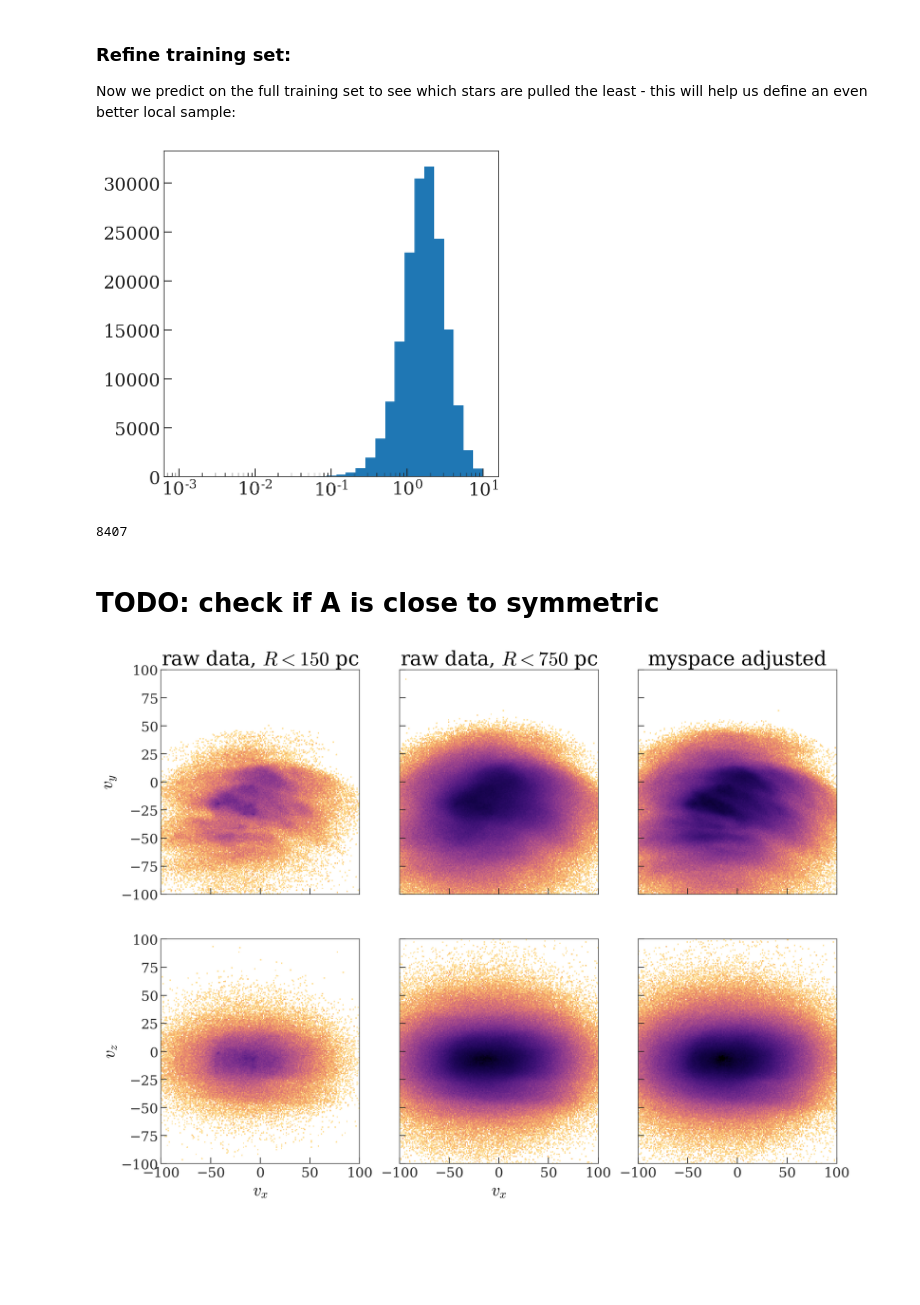
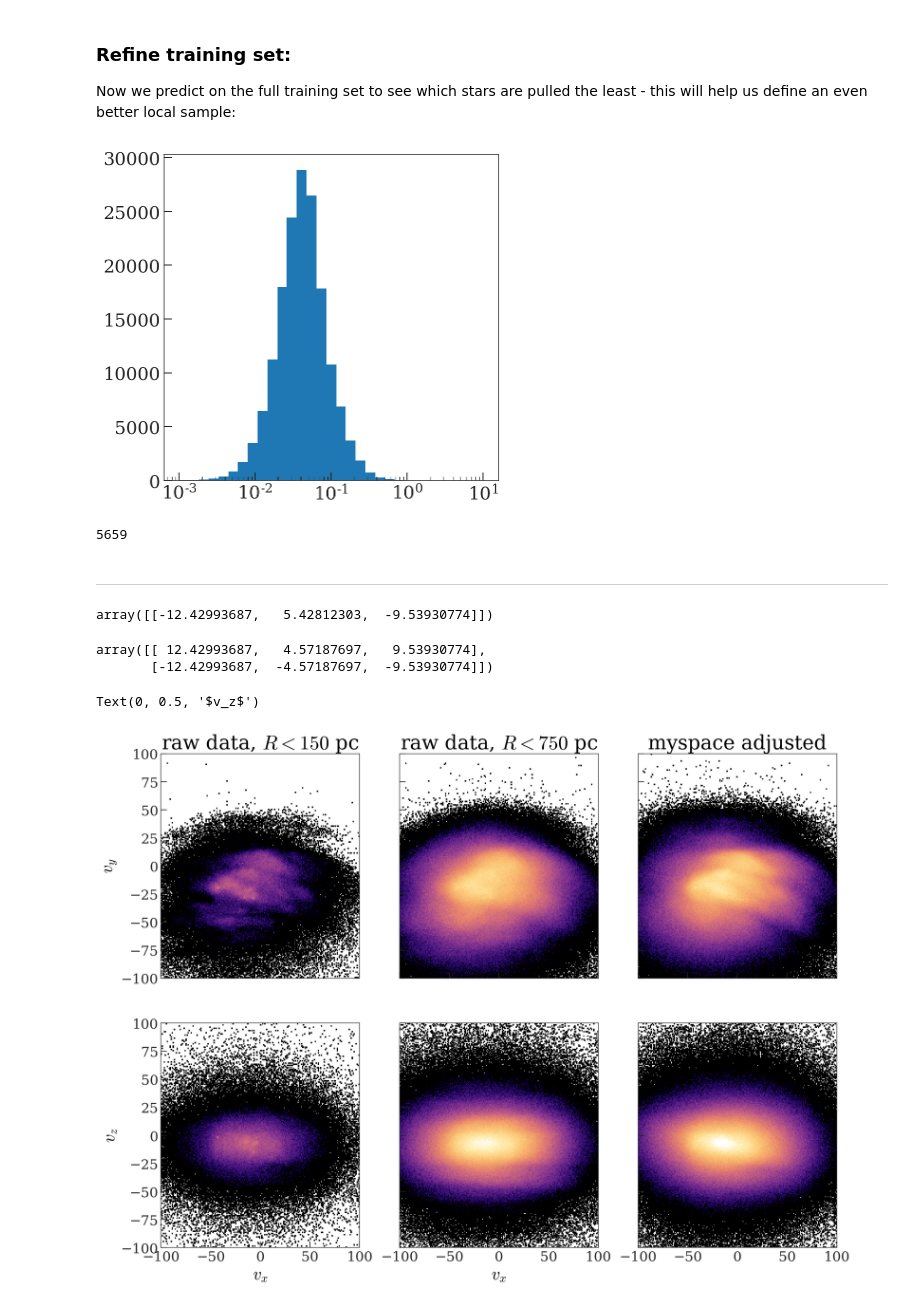
Before and after one commit to davidwhogg/myspace, a Jupyter notebook: notebooks/Myspace-prototyping.ipynb, the cells around one changed output. Saved outputs shown, nothing was run; the diff lists cells and outputs as text; code cells hidden in the pictures; blank space fills up the shorter version.

```diff
--- a/notebooks/Myspace-prototyping.ipynb
+++ b/notebooks/Myspace-prototyping.ipynb
@@ -135,7 +166,7 @@ class MySpace:
         # TODO: this API sux
         self.A = None
         self.B = None
-        # self.C = None ...
+        self.C = None
 
     def fit(self, train_x, train_v, x0=None):
         self.train_x = np.array(train_x)
@@ -157,7 +188,7 @@ class MySpace:
             print("WARNING: failed to")
 
         self.A = np.array(res.x[:9]).reshape(3, 3)
-        self.B = np.array(res.x[9:]).reshape(9, 3)
+        self.B = np.array(res.x[9:9+27]).reshape(9, 3)
         return res
 
     def get_dv(self, x, v):
@@ -263,18 +298,27 @@ dv = myspace.get_dv(xyz[disk_vmask & mask_r100],
                     UVW[disk_vmask & mask_r100])
 dv_mag = np.linalg.norm(dv, axis=1)
 
-plt.hist(dv_mag, bins=np.logspace(-3, 1, 32));
+# magnitude of velocity shift
+# plt.hist(dv_mag, bins=np.logspace(-3, 1, 32));
+
+# fractional velocity shift
+v_mag = np.linalg.norm(UVW[disk_vmask & mask_r100], axis=-1)
+plt.hist(dv_mag / v_mag, bins=np.logspace(-3, 1, 32));
+
 plt.xscale('log')
 # %% [output]
-[figure, old version]
+[figure, new version]
 # %%
-new_local_x = UVW[disk_vmask & mask_r100][dv_mag < 1][::4]
-new_local_v = UVW[disk_vmask & mask_r100][dv_mag < 1][::4]
+# dv_mask = dv_mag < 1
+dv_mask = (dv_mag / v_mag) < 1e-2
+
+new_local_x = UVW[disk_vmask & mask_r100][dv_mask]
+new_local_v = UVW[disk_vmask & mask_r100][dv_mask]
 len(new_local_x)
 # %% [output]
-8407
+5659
 # %%
-if not os.path.exists('../cache/myspace-iter1.pkl'):
+if not os.path.exists('../cache/myspace-iter1.pkl') or True:
     myspace_iter1 = MySpace(new_local_x, new_local_v)
     res = myspace_iter1.fit(train_x, train_v)
 
@@ -284,5 +328,3 @@ if not os.path.exists('../cache/myspace-iter1.pkl'):
 else:
     with open('../cache/myspace-iter1.pkl', 'rb') as f:
         myspace_iter1 = pickle.load(f)
-# %% [markdown]
-# TODO: check if A is close to symmetric
@@ -289,2 +339,21 @@ else:
+# %% [markdown]
+---
+# %%
+test_x = np.array([[0, 1000., 0.]])
+test_v = np.array([[0, 10., 0.]])
+
+pred_test_v = myspace_iter1.get_pred_v(test_x, test_v)
+pred_test_v
+# %% [output]
+array([[-12.42993687,   5.42812303,  -9.53930774]])
+# %%
+test_x = np.array([[0, -1000., 0.],
+                   [0, 1000., 0]])
+test_v = np.array([[0, 10., 0.],
+                   [0, 10., 0.]])
+myspace_iter1.get_dv(test_x, test_v)
+# %% [output]
+array([[ 12.42993687,   4.57187697,   9.53930774],
+       [-12.42993687,  -4.57187697,  -9.53930774]])
 # %%
 UVW_fix = myspace_iter1.get_pred_v(xyz, UVW)
@@ -296,7 +366,7 @@ fig, all_axes = plt.subplots(2, 3, figsize=(16, 12),
                              sharex=True, sharey=True)
 
 bins = np.arange(-100, 100+1e-3, 1)
-style = dict(cmap='hesperia_r', norm=mpl.colors.LogNorm(1, 1e3))
+style = dict(cmap='hesperia', norm=mpl.colors.LogNorm(10, 1e3))
 
 axes = all_axes[0]
 
@@ -311,32 +381,33 @@ axes[1].pcolormesh(xe, ye, H.T, **style)
 H, xe, ye = np.histogram2d(UVW_fix[R_mask, 0], UVW_fix[R_mask, 1],
                            bins=bins)
 axes[2].pcolormesh(xe, ye, H.T, **style)
 
 axes[0].set_title('raw data, $R < 150$ pc')
 axes[1].set_title('raw data, $R < 750$ pc')
 axes[2].set_title('myspace adjusted')
 
 # axes[0].set_xlabel('$v_x$')
 # axes[1].set_xlabel('$v_x$')
 axes[0].set_ylabel('$v_y$')
 
 axes = all_axes[1]
 H, xe, ye = np.histogram2d(UVW[R_mask, 0], UVW[R_mask, 2],
                            bins=bins)
 axes[1].pcolormesh(xe, ye, H.T, **style)
 
 H, xe, ye = np.histogram2d(UVW_fix[R_mask, 0], UVW_fix[R_mask, 2],
                            bins=bins)
 axes[2].pcolormesh(xe, ye, H.T, **style)
 
 H, xe, ye = np.histogram2d(UVW_fix[close_mask, 0], UVW_fix[close_mask, 2],
                            bins=bins)
 axes[0].pcolormesh(xe, ye, H.T, **style)
 
 axes[0].set_xlabel('$v_x$')
 axes[1].set_xlabel('$v_x$')
 axes[0].set_ylabel('$v_z$')
 
-fig.savefig('raw-vs-myspace-750.png', dpi=250)
+# fig.savefig('raw-vs-myspace-750.png', dpi=250)
 # %% [output]
+Text(0, 0.5, '$v_z$')
-[figure, old version]
+[figure, new version]
```
Also changed, not shown: parts of 10 cells of this notebook.
